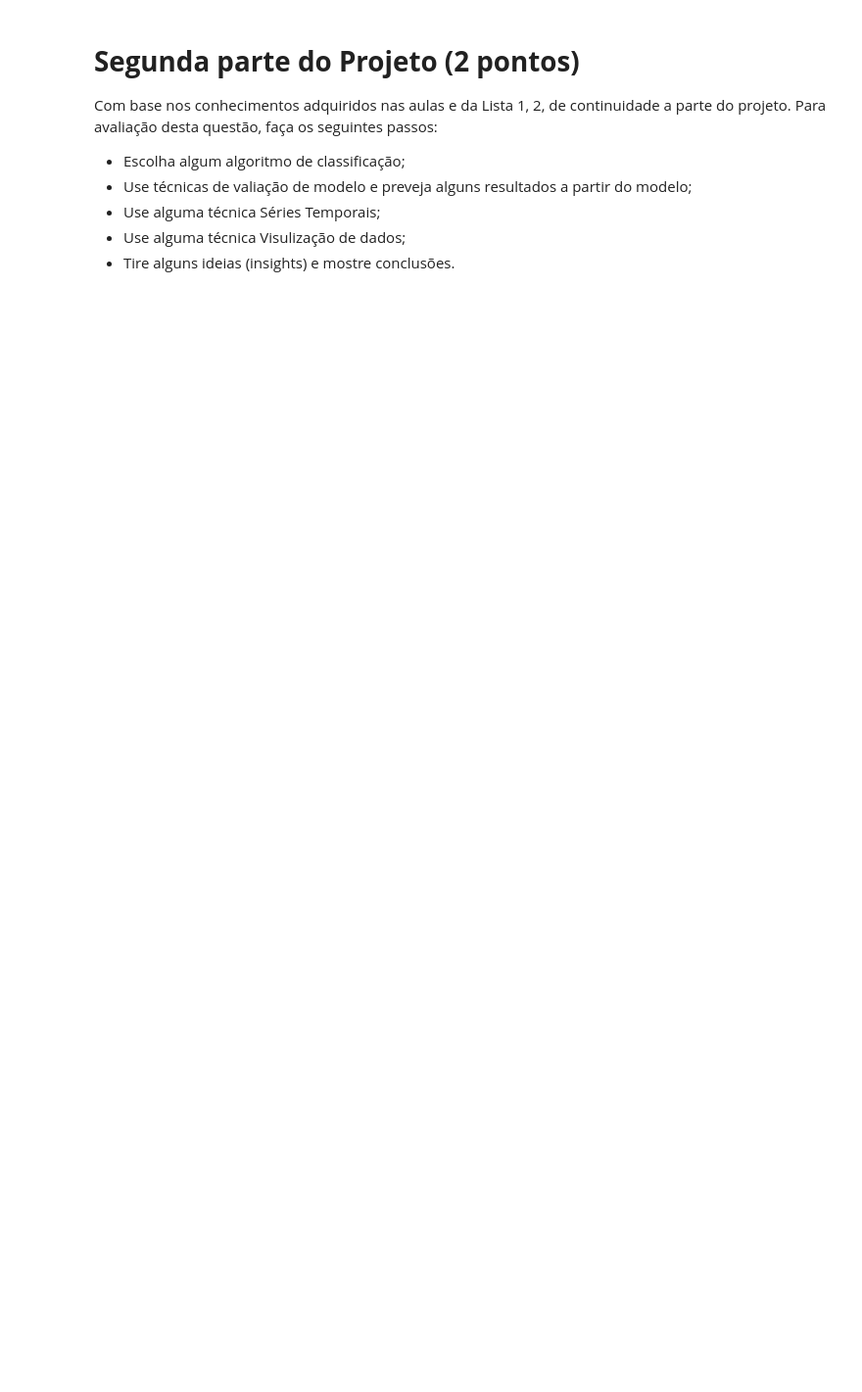
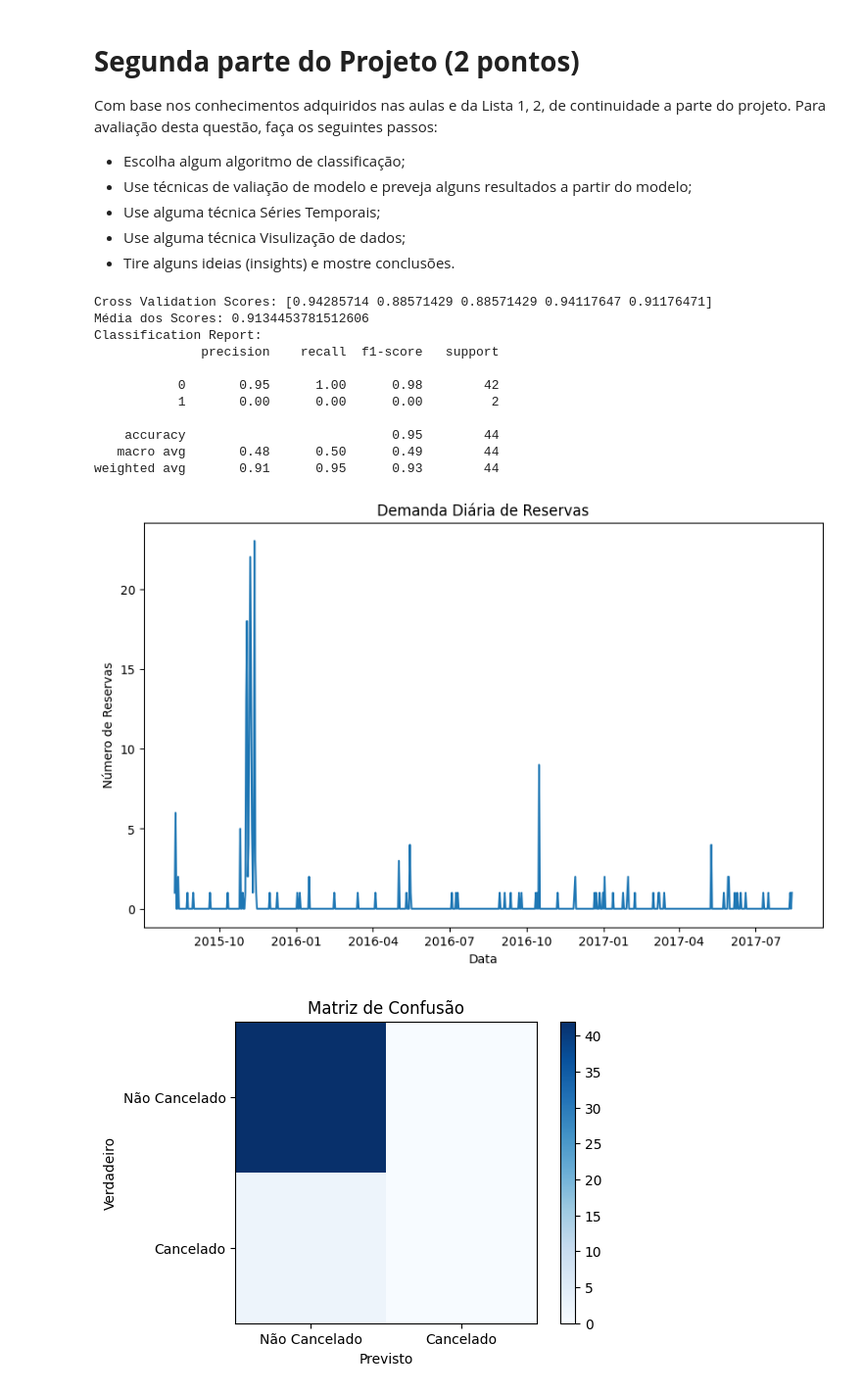
Before and after one commit to Kl3bs/machine-learning, a Jupyter notebook: data science/Lista_2_de_CD.ipynb, the cells around one changed output. Shown at 98% size. Saved outputs shown, nothing was run; the diff lists cells and outputs as text; code cells hidden in the pictures; blank space fills up the shorter version.

```diff
--- a/data science/Lista_2_de_CD.ipynb
+++ b/data science/Lista_2_de_CD.ipynb
@@ -224,3 +397,83 @@ Com base nos conhecimentos adquiridos nas aulas e da Lista 1, 2, de continuidade
 * Use alguma técnica Séries Temporais;
 * Use alguma técnica Visulização de dados;
 * Tire alguns ideias (insights) e mostre conclusões.
+# %%
+import pandas as pd
+import numpy as np
+import matplotlib.pyplot as plt
+from sklearn.ensemble import RandomForestClassifier
+from sklearn.model_selection import train_test_split, cross_val_score
+from sklearn.metrics import classification_report, confusion_matrix
+from statsmodels.tsa.arima.model import ARIMA
+
+# Carregando o conjunto de dados
+hotel_data = pd.read_csv('../datasets/hotel_bookings.csv')
+hotel_data = hotel_data.dropna()
+
+
+# Passo 1: Escolha do Algoritmo de Classificação
+# Usaremos algumas características dos hóspedes para prever se a reserva será cancelada ou não
+X = hotel_data[['lead_time', 'adults', 'children', 'babies', 'is_repeated_guest']]
+y = hotel_data['is_canceled']
+
+# Dividindo os dados em treino e teste
+X_train, X_test, y_train, y_test = train_test_split(X, y, test_size=0.2, random_state=42)
+
+# Treinando o modelo Random Forest
+rf_model = RandomForestClassifier()
+rf_model.fit(X_train, y_train)
+
+# Passo 2: Técnicas de Avaliação de Modelo
+# Validando o modelo com validação cruzada
+cv_scores = cross_val_score(rf_model, X_train, y_train, cv=5)
+print("Cross Validation Scores:", cv_scores)
+print("Média dos Scores:", np.mean(cv_scores))
+
+# Avaliando o modelo no conjunto de teste
+y_pred = rf_model.predict(X_test)
+print("Classification Report:")
+print(classification_report(y_test, y_pred))
+
+# Passo 3: Previsão com Séries Temporais
+# Criando uma série temporal com as datas de reserva
+time_series_data = hotel_data[['arrival_date_year', 'arrival_date_month', 'arrival_date_day_of_month']].copy()
+time_series_data['date'] = pd.to_datetime(time_series_data.astype(str).agg('-'.join, axis=1))
+time_series_data.set_index('date', inplace=True)
+
+# Calculando a demanda diária
+daily_demand = time_series_data.resample('D').size()
+
+# Passo 4: Técnica de Visualização de Dados
+# Visualizando a demanda ao longo do tempo
+plt.figure(figsize=(10,6))
+plt.plot(daily_demand.index, daily_demand.values)
+plt.title('Demanda Diária de Reservas')
+plt.xlabel('Data')
+plt.ylabel('Número de Reservas')
+plt.show()
+
+# Visualizando a matriz de confusão
+conf_matrix = confusion_matrix(y_test, y_pred)
+plt.figure(figsize=(6,4))
+plt.imshow(conf_matrix, cmap='Blues', interpolation='nearest')
+plt.title('Matriz de Confusão')
+plt.colorbar()
+plt.xticks([0,1], ['Não Cancelado', 'Cancelado'])
+plt.yticks([0,1], ['Não Cancelado', 'Cancelado'])
+plt.xlabel('Previsto')
+plt.ylabel('Verdadeiro')
+plt.show()
+# %% [output]
+Cross Validation Scores: [0.94285714 0.88571429 0.88571429 0.94117647 0.91176471]
+Média dos Scores: 0.9134453781512606
+Classification Report:
+              precision    recall  f1-score   support
+
+           0       0.95      1.00      0.98        42
+           1       0.00      0.00      0.00         2
+
+    accuracy                           0.95        44
+   macro avg       0.48      0.50      0.49        44
+weighted avg       0.91      0.95      0.93        44
+[figure, added]
+[figure, added]
```
Also changed, not shown: parts of 23 cells of this notebook.
